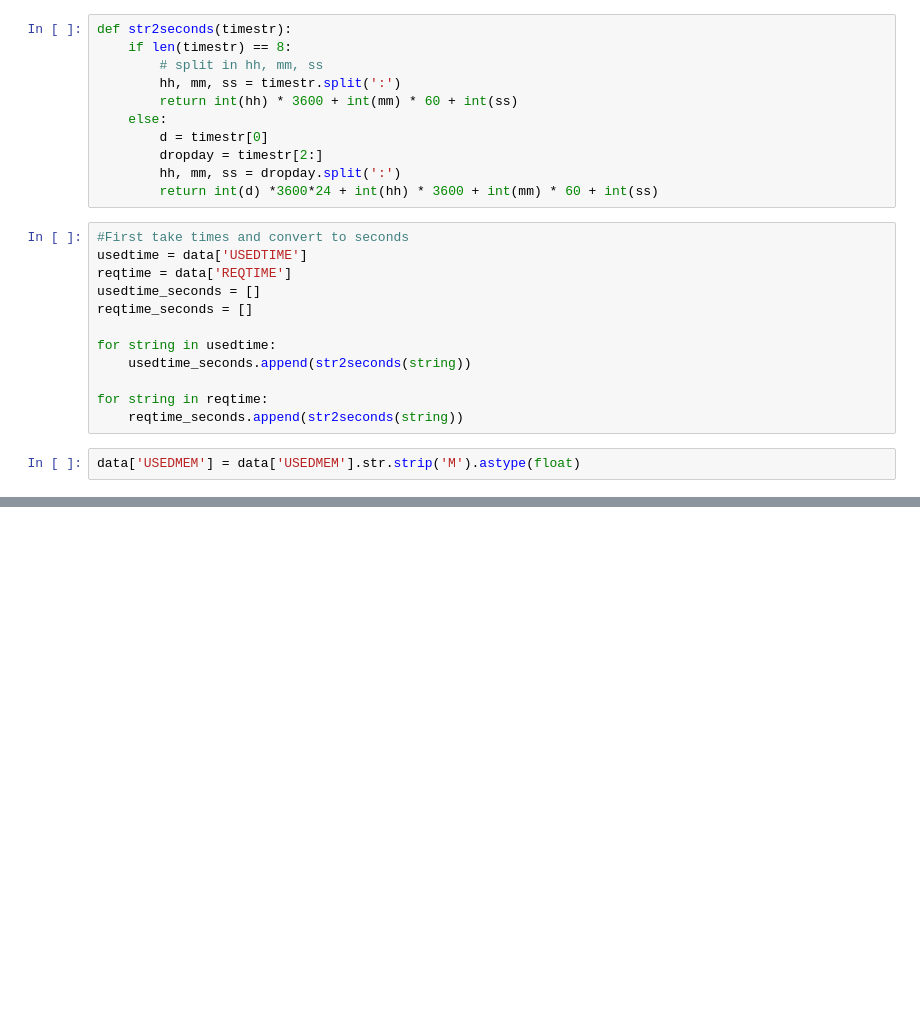
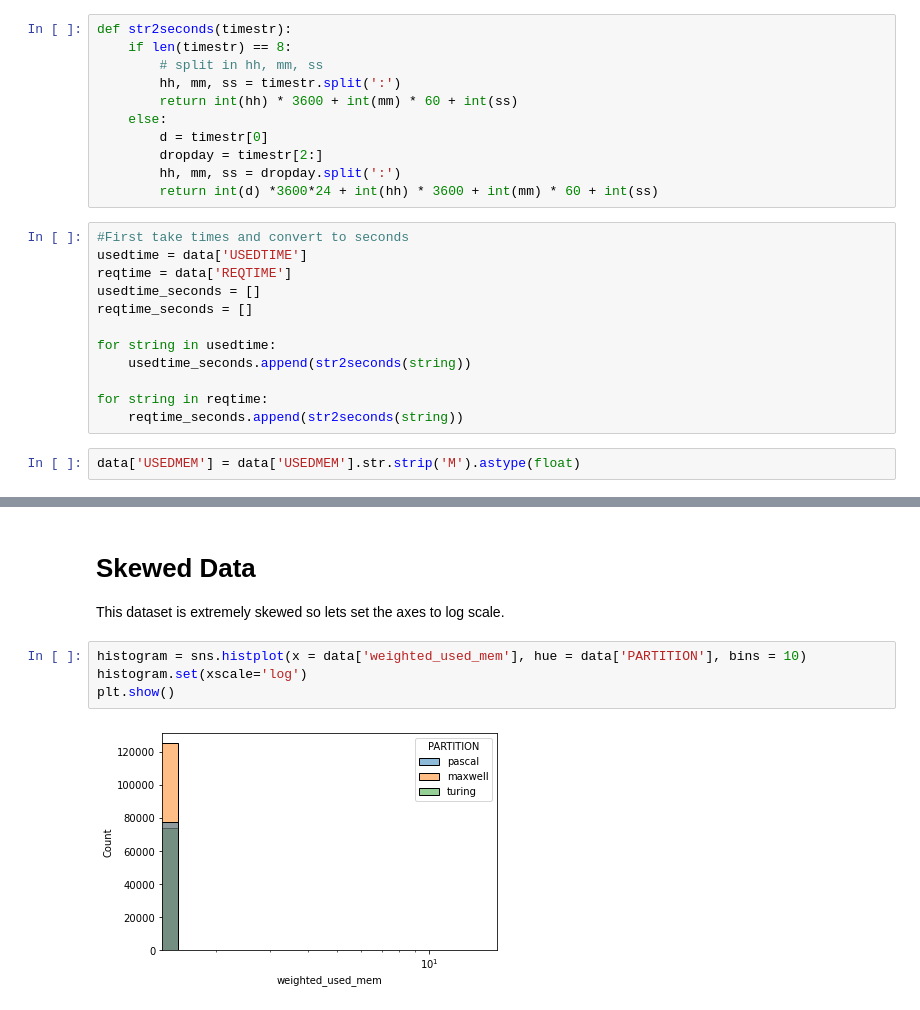
Before and after one commit to nss-data-science-cohort-6/accre_project-malted_milk_balls, a Jupyter notebook: ACCRE_data_notebook.ipynb, the cells around one changed output, grey strips where cells are left out. Saved outputs shown, nothing was run; the diff lists cells and outputs as text; blank space fills up the shorter version.

```diff
--- a/ACCRE_data_notebook.ipynb
+++ b/ACCRE_data_notebook.ipynb
@@ -50,0 +60,9 @@ turing = data[data['PARTITION'] == 'turing']
+# %% [markdown]
+# Skewed Data
+This dataset is extremely skewed so lets set the axes to log scale.
+# %%
+histogram = sns.histplot(x = data['weighted_used_mem'], hue = data['PARTITION'], bins = 10)
+histogram.set(xscale='log')
+plt.show()
+# %% [output]
+[figure, added]
```
Also changed, not shown: parts of 11 cells of this notebook.
